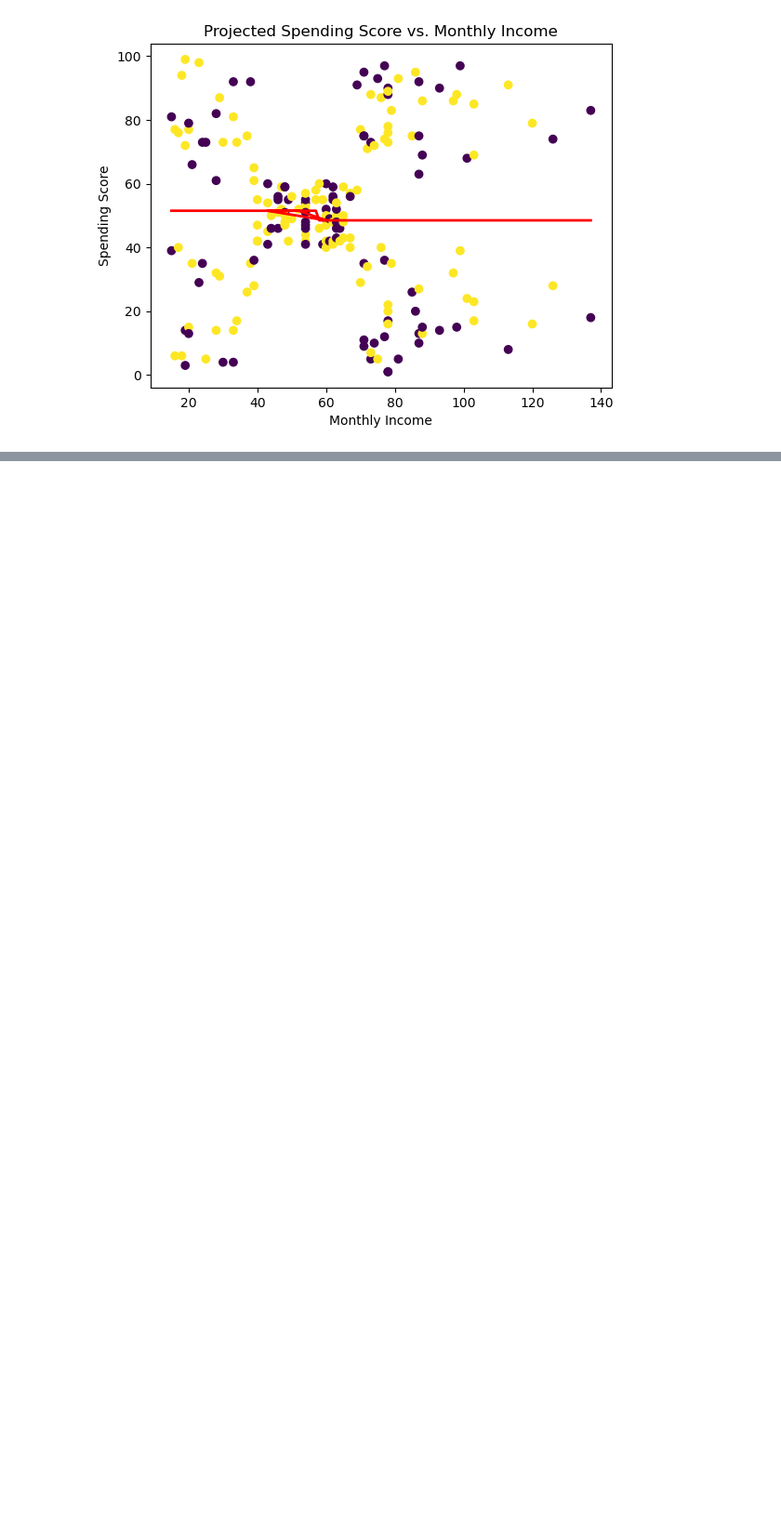
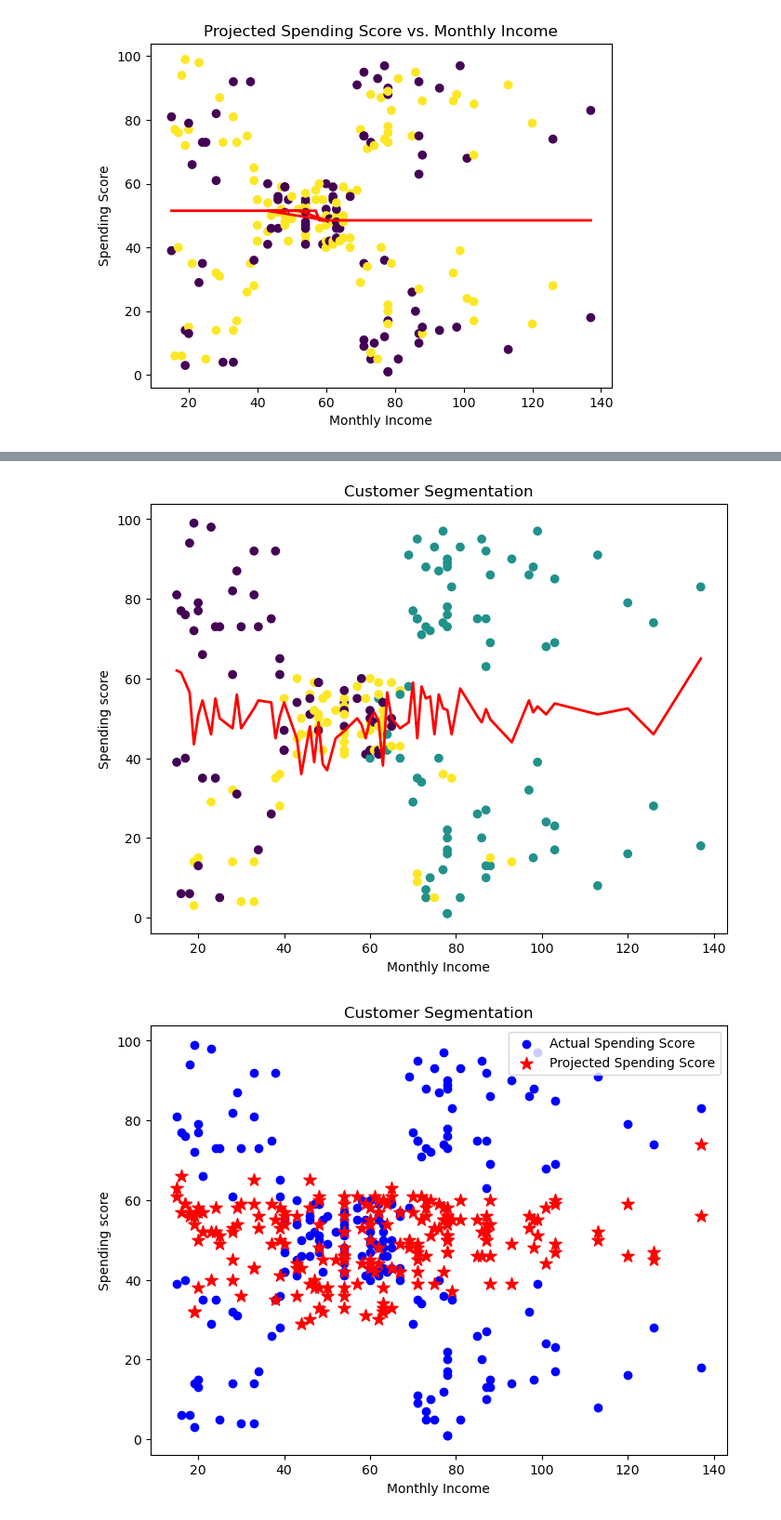
Before and after one commit to Ronyszx/AIML_internship, a Jupyter notebook: AIML intern.ipynb, the cells around one changed output, grey strips where cells are left out. Shown at 93% size. Drawn from its saved outputs; the diff is of its cells as text; code cells hidden in the pictures; blank space fills up the shorter version.

Commit message:
Adding varient of assignment

```diff
--- a/AIML intern.ipynb
+++ b/AIML intern.ipynb
@@ -774,0 +836,79 @@ plt.show()
+# %%
+import pandas as pd
+from sklearn.model_selection import KFold
+from sklearn.linear_model import LinearRegression
+from sklearn.cluster import KMeans
+from sklearn.preprocessing import StandardScaler
+import numpy as np
+import matplotlib.pyplot as plt
+
+# Load data from CSV file
+df = pd.read_excel(r"C:\Users\ronys\Desktop\AI assessment\casestudy.xlsx")
+
+# Replace Gender with numerical value
+df['Gender'] = df['Gender'].replace({'Male': 0, 'Female': 1})
+
+# Split data into input features (X) and output targets (y)
+X = df[['CustomerID', 'Gender', 'Age', 'Monthly Income']]
+y = df[['Spending score']]
+
+# Define number of folds for K-fold cross-validation
+num_folds = 5
+
+# Initialize K-fold cross-validation
+kf = KFold(n_splits=num_folds, shuffle=True, random_state=42)
+
+# Initialize arrays to store predicted values and actual values for each fold
+y_pred = np.zeros_like(y)
+y_true = np.zeros_like(y)
+
+# Project spending score based on 8% increase in monthly income for each fold
+for train_index, test_index in kf.split(X):
+    X_train, X_test = X.iloc[train_index], X.iloc[test_index]
+    y_train, y_test = y.iloc[train_index], y.iloc[test_index]
+
+    X_projected = X_test.copy()
+    X_projected['Monthly Income'] = X_projected['Monthly Income'] * 1.08
+    y_projected = LinearRegression().fit(X_train, y_train).predict(X_projected)
+
+    y_pred[test_index] = y_projected
+    y_true[test_index] = y_test['Spending score'].values.reshape(-1, 1)
+
+# Add predicted spending score to dataframe
+df['Predicted Spending score'] = y_pred
+
+# Scale data for k-means clustering
+scaler = StandardScaler()
+X_cluster = scaler.fit_transform(df[['CustomerID', 'Gender', 'Age', 'Monthly Income', 'Predicted Spending score']])
+
+# Perform k-means clustering
+kmeans = KMeans(n_clusters=3, random_state=42)
+df['Cluster'] = kmeans.fit_predict(X_cluster)
+
+# Plot data points, predicted spending score, and cluster assignments
+plt.figure(figsize=(8, 6))
+plt.scatter(df['Monthly Income'], df['Spending score'], c=df['Cluster'], cmap='viridis')
+# plt.scatter(df['Monthly Income'], df['Predicted Spending score'], marker='*', s=200, c='black')
+# plt.plot(df['Monthly Income'], df['Predicted Spending score'], c='red', linewidth=2)
+# Group data by Monthly Income and calculate mean of Predicted Spending score
+avg_scores = df.groupby('Monthly Income')['Predicted Spending score'].mean()
+# Plot average spending score as a line
+plt.plot(avg_scores.index, avg_scores.values, c='red', linewidth=2)
+
+plt.xlabel('Monthly Income')
+plt.ylabel('Spending score')
+plt.title('Customer Segmentation')
+plt.show()
+
+# Plot data points, predicted spending score, and cluster assignments
+plt.figure(figsize=(8, 6))
+plt.scatter(df['Monthly Income'], df['Spending score'], c='blue', label='Actual Spending Score')
+plt.scatter(df['Monthly Income'], df['Predicted Spending score'], marker='*', s=100, c='red', label='Projected Spending Score')
+plt.xlabel('Monthly Income')
+plt.ylabel('Spending score')
+plt.title('Customer Segmentation')
+plt.legend()
+plt.show()
+# %% [output]
+[figure, added]
+[figure, added]
```
Also changed, not shown: parts of 1 cell of this notebook.
